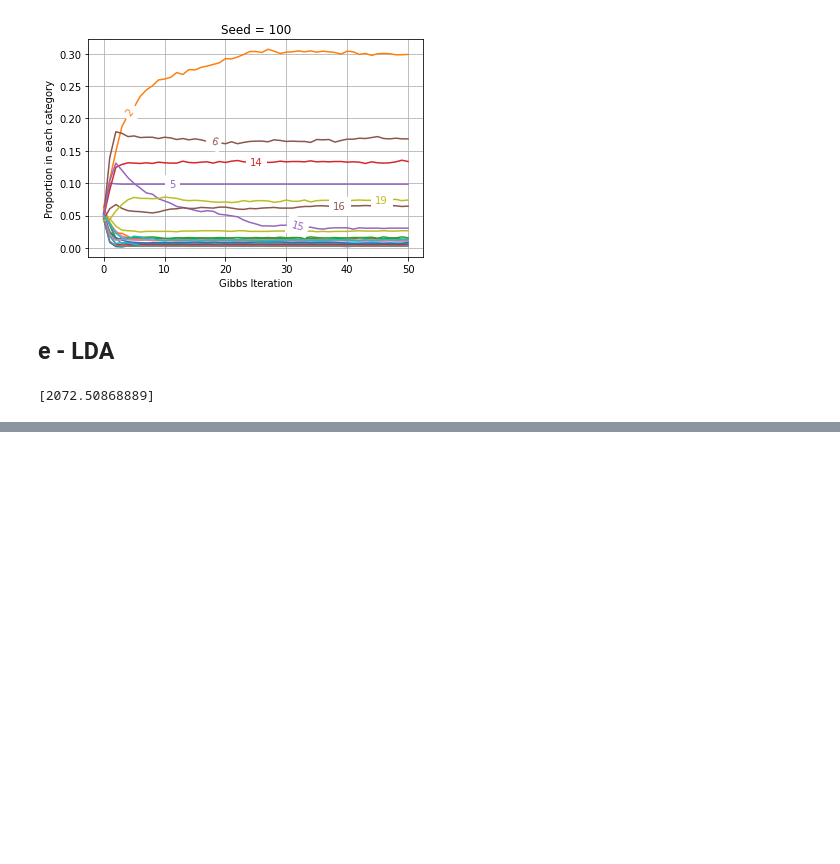
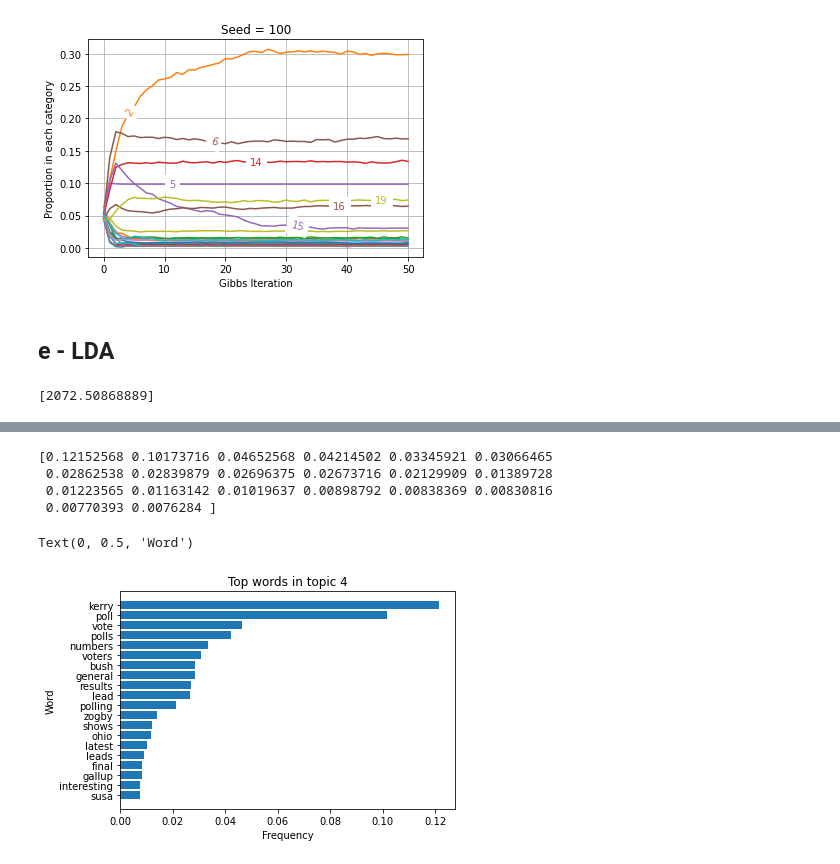
Before and after one commit to LozzaTray/4F10, a Jupyter notebook: C3/code/cw3.ipynb, the cells around one changed output, grey strips where cells are left out. Drawn from its saved outputs; the diff is of its cells as text; code cells hidden in the pictures; blank space fills up the shorter version.

```diff
--- a/C3/code/cw3.ipynb
+++ b/C3/code/cw3.ipynb
@@ -295,0 +334,22 @@ plt.show()
+# %%
+cutoff = 20
+k = 4 - 1
+word_counts = swk[:, k]
+word_freqs = word_counts / np.sum(word_counts)
+top_word_indices = np.argsort(word_freqs)[::-1][:cutoff]
+top_frequencies = word_freqs[top_word_indices]
+top_words = [word[0] for word in V[top_word_indices, 0]]
+
+print(top_frequencies)
+
+plt.barh(top_words[::-1], top_frequencies[::-1])
+plt.title("Top words in topic {}".format(k+1))
+plt.xlabel("Frequency")
+plt.ylabel("Word")
+# %% [output]
+[0.12152568 0.10173716 0.04652568 0.04214502 0.03345921 0.03066465
+ 0.02862538 0.02839879 0.02696375 0.02673716 0.02129909 0.01389728
+ 0.01223565 0.01163142 0.01019637 0.00898792 0.00838369 0.00830816
+ 0.00770393 0.0076284 ]
+Text(0, 0.5, 'Word')
+[figure, added]
```
Also changed, not shown: parts of 7 cells of this notebook, 10 other files.
